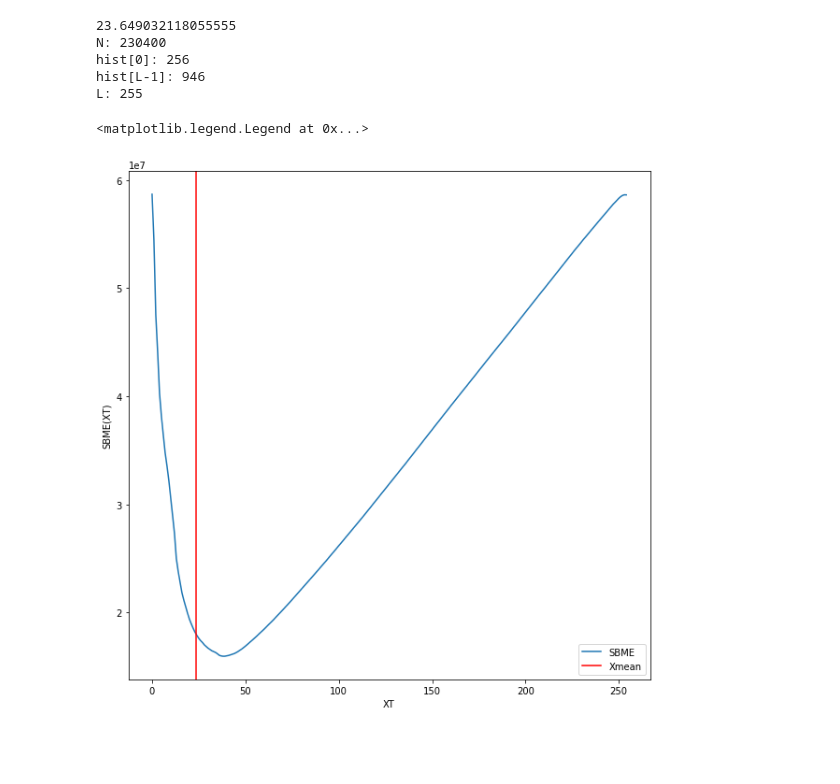
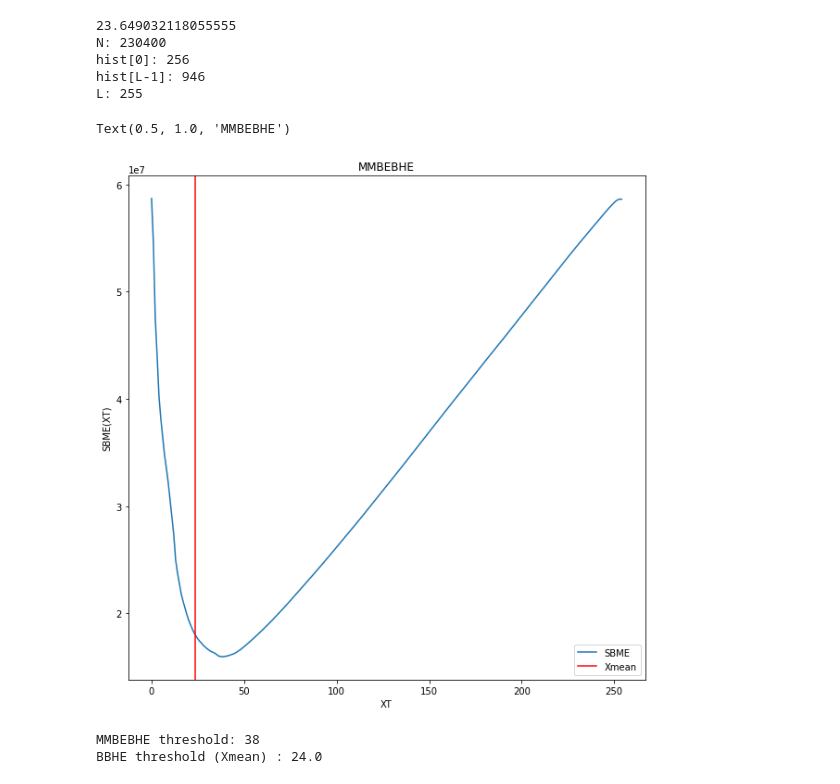
Before and after one commit to barath99/Image-Enhancement-Techniques, a Jupyter notebook: ECHO_histogram_equalization.ipynb, the cells around one changed output. Cells and saved outputs as stored; diff of their text form; code cells hidden in the pictures; blank space fills up the shorter version.

```diff
--- a/ECHO_histogram_equalization.ipynb
+++ b/ECHO_histogram_equalization.ipynb
@@ -164,14 +162,22 @@ L: 255
 # %%
 SBME = [L*(N - hist[0]) - 2 * xmean]
 for i in range(1, L):
   sbme = SBME[i-1] + [N - L*hist[i]]
   SBME.append(sbme)
 plt.figure(figsize=(10, 10))
 plt.plot(np.arange(L), SBME)
 plt.axvline(x=xmean, color='r')
 plt.xlabel('XT')
 plt.ylabel('SBME(XT)')
 plt.legend(('SBME', 'Xmean'))
+plt.title('MMBEBHE')
 # %% [output]
-<matplotlib.legend.Legend at 0x...>
+Text(0.5, 1.0, 'MMBEBHE')
-[figure, old version]
+[figure, new version]
+# %%
+print('MMBEBHE threshold:', SBME.index(min(SBME)))
+print('BBHE threshold (Xmean) :', np.round(xmean))
+mmb_thresh = SBME.index(min(SBME))
+# %% [output]
+MMBEBHE threshold: 38
+BBHE threshold (Xmean) : 24.0
```
Also changed, not shown: parts of 11 cells of this notebook.
